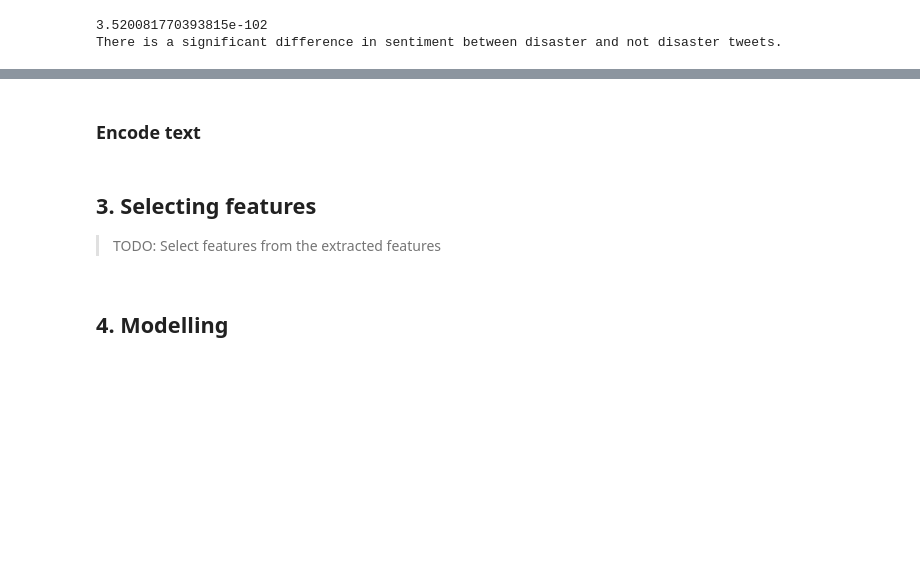
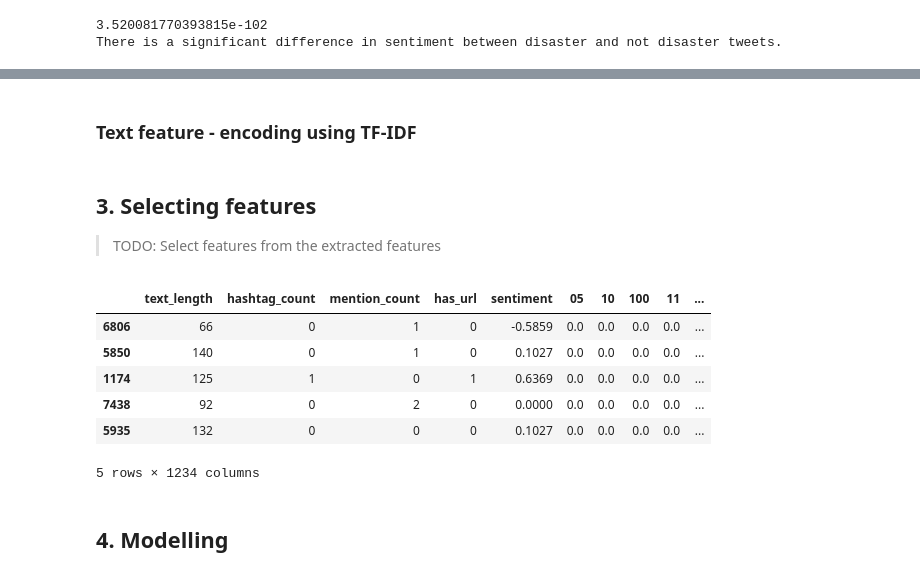
Before and after one commit to magnusrodseth/disaster-tweets, a Jupyter notebook: notebook-new.ipynb, the cells around one changed output, grey strips where cells are left out. Drawn from its saved outputs; the diff is of its cells as text; code cells hidden in the pictures; blank space fills up the shorter version.

```diff
--- a/notebook-new.ipynb
+++ b/notebook-new.ipynb
@@ -333,6 +273,2 @@ Removed 638 duplicated rows.
 # %% [markdown]
 ## 2. Extracting features
-# %%
-# Create new column for text length
-df['text_length'] = df['text'].apply(len)
-df_test['text_length'] = df_test['text'].apply(len)
@@ -519,51 +436,47 @@ embeddings_keywords_test_df = pd.DataFrame(embeddings_keywords_test.toarray(), c
-# %% [markdown]
-### Encode text
+# %% [markdown]
+### Text feature - encoding using TF-IDF
 # %%
-# Using TF-IDF Vectorizer
-
-# Initialize the vectorizer
 vectorizer = TfidfVectorizer(max_features=1000)
 
 # Fit and transform the training data
-embeddings = vectorizer.fit_transform(df['text'])
+text_embedded = vectorizer.fit_transform(df['text'])
+text_embedded_df = pd.DataFrame(text_embedded.toarray(), columns=vectorizer.get_feature_names_out(), index=df.index)
 
 # Transform the test data using the same vectorizer
-embeddings_test = vectorizer.transform(df_test['text'])
-
-
-# Index(['y', 'text', 'text_length', 'polarity', 'subjectivity', 'sentiment',
-    #    'bigrams', 'trigrams'],
-
-# keep features: y, text, text_length
-
-# Create dataframes from embeddings with aligned indices
-embeddings_df = pd.DataFrame(embeddings.toarray(), columns=vectorizer.get_feature_names_out(), index=df.index)
-embeddings_test_df = pd.DataFrame(embeddings_test.toarray(), columns=vectorizer.get_feature_names_out(), index=df_test.index)
+text_embedded_test = vectorizer.transform(df_test['text'])
+text_embedded_test_df = pd.DataFrame(text_embedded_test.toarray(), columns=vectorizer.get_feature_names_out(), index=df_test.index)
 # %% [markdown]
 ## 3. Selecting features
 
 > TODO: Select features from the extracted features
 # %%
 features_to_keep = ['y', 'text', 'text_length', 'hashtag_count', 'mention_count', 'has_url', 'sentiment']
-
-# TODO extract keyword
-# TODO sentiment
 
 df = df[features_to_keep]
 df_test = df_test[features_to_keep]
 
-# Concatenate the dataframes with the embeddings
-df_with_embeddings = pd.concat([df, embeddings_df, embeddings_keywords_df], axis=1)
-df_test_with_embeddings = pd.concat([df_test, embeddings_test_df, embeddings_keywords_test_df], axis=1)
+# Concatenate the dataframes with the embeddings for the text column and the keyword column
+df = pd.concat([df, text_embedded_df, keyword_embedded_df], axis=1)
+df_test = pd.concat([df_test, text_embedded_test_df, keyword_embedded_test_df], axis=1)
 # %%
-y_train = df_with_embeddings['y']
-X_train = df_with_embeddings.drop(['text', 'y'], axis=1)
+y_train = df['y']
+X_train = df.drop(['text', 'y'], axis=1)
 
 # split into train and validation sets
 X_train, X_val, y_train, y_val = train_test_split(X_train, y_train, test_size=0.2, random_state=42)
 
-y_test = df_test_with_embeddings['y']
-X_test = df_test_with_embeddings.drop(['text', 'y'], axis=1)
+y_test = df_test['y']
+X_test = df_test.drop(['text', 'y'], axis=1)
+
+X_train.head()
+# %% [output]
+|  | text_length | hashtag_count | mention_count | has_url | sentiment | 05 | 10 | 100 | 11 | ... |
+| 6806 | 66 | 0 | 1 | 0 | -0.5859 | 0.0 | 0.0 | 0.0 | 0.0 | ... |
+| 5850 | 140 | 0 | 1 | 0 | 0.1027 | 0.0 | 0.0 | 0.0 | 0.0 | ... |
+| 1174 | 125 | 1 | 0 | 1 | 0.6369 | 0.0 | 0.0 | 0.0 | 0.0 | ... |
+| 7438 | 92 | 0 | 2 | 0 | 0.0000 | 0.0 | 0.0 | 0.0 | 0.0 | ... |
+| 5935 | 132 | 0 | 0 | 0 | 0.1027 | 0.0 | 0.0 | 0.0 | 0.0 | ... |
+5 rows × 1234 columns
 # %% [markdown]
 ## 4. Modelling
 # %% [markdown]
```
Also changed, not shown: parts of 39 cells of this notebook.
